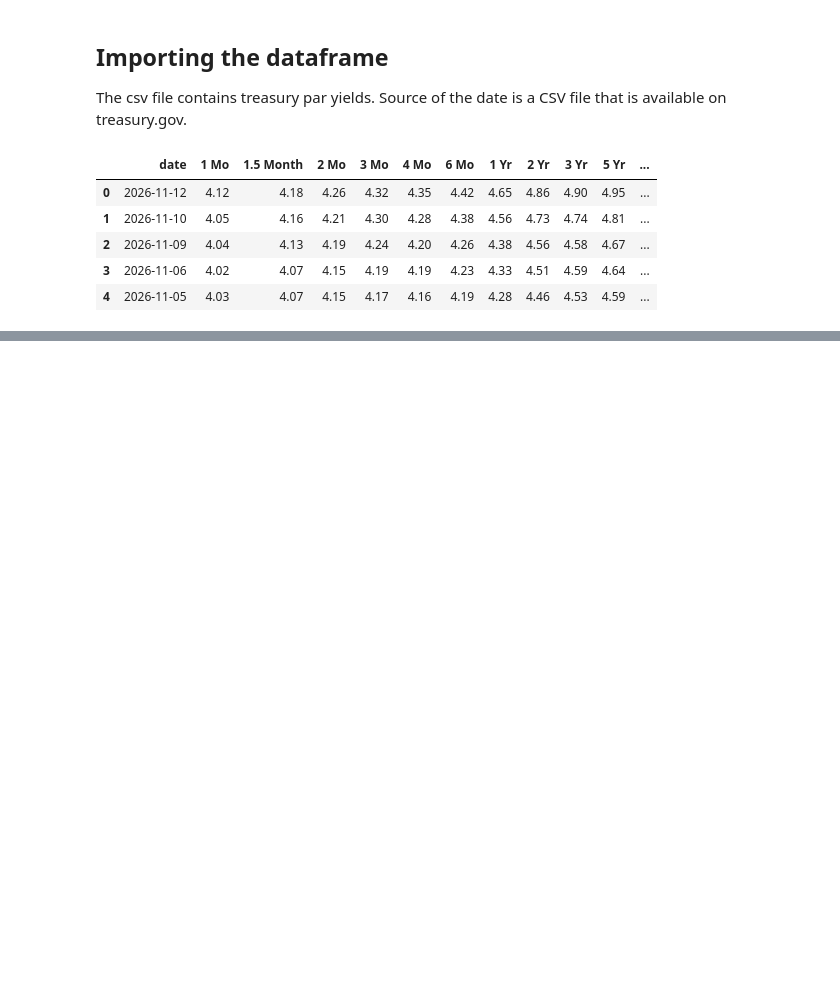
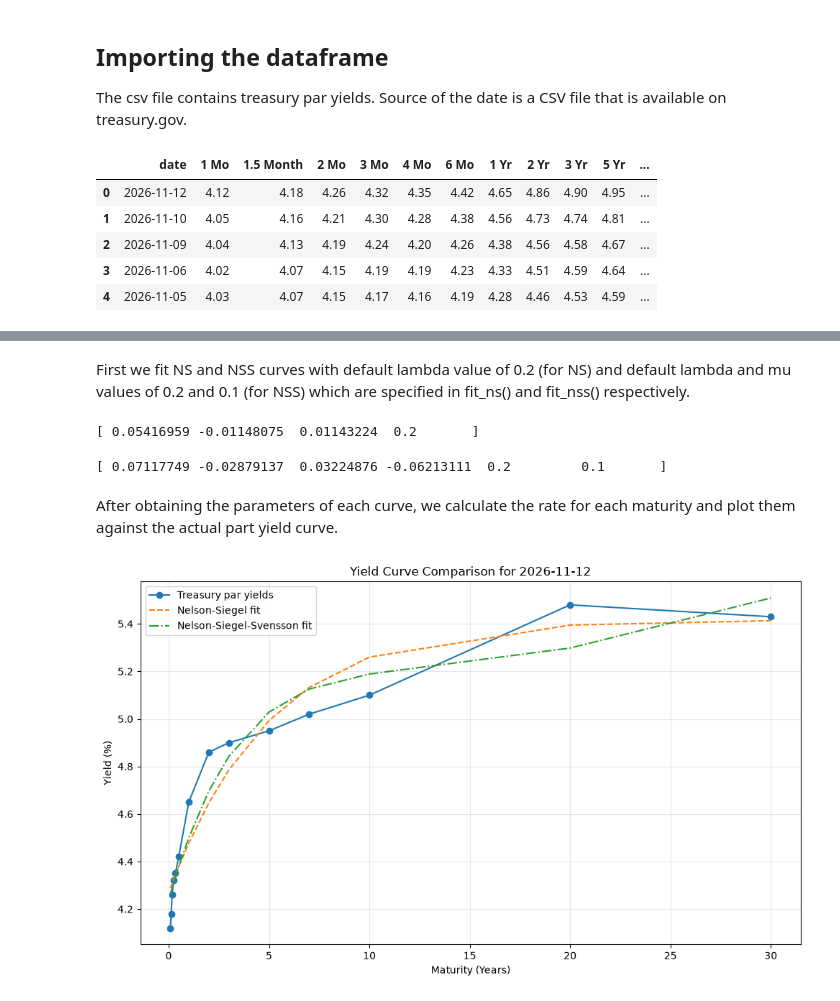
Before and after one commit to f-gh/fixed-income, a Jupyter notebook: notebooks/yield_curve_analysis.ipynb, the cells around one changed output, grey strips where cells are left out. Saved outputs shown, nothing was run; the diff lists cells and outputs as text; code cells hidden in the pictures; blank space fills up the shorter version.

```diff
--- a/notebooks/yield_curve_analysis.ipynb
+++ b/notebooks/yield_curve_analysis.ipynb
@@ -63,7 +68,53 @@ maturities = np.array(
         30,
     ]
 )
+# %% [markdown]
+First we fit NS and NSS curves with default lambda value of 0.2 (for NS) and default lambda and mu values of 0.2 and 0.1 (for NSS) which are specified in fit_ns() and fit_nss() respectively.
 # %%
 ns_params = fit_ns(maturities, rates).x
+
+# Add the default value of lambda, as set in fit_ns,
+# to array of betas:
+LMBDA = 0.2
+
+ns_params = np.append(ns_params, LMBDA)
+print(ns_params)
+# %% [output]
+[ 0.05416959 -0.01148075  0.01143224  0.2       ]
 # %%
 nss_params = fit_nss(maturities, rates).x
+
+# Add the default value of lambda and mu, as set in fit_nss,
+# to array of betas:
+LMBDA = 0.2
+MU = 0.1
+
+nss_params = np.append(nss_params, [LMBDA, MU])
+print(nss_params)
+# %% [output]
+[ 0.07117749 -0.02879137  0.03224876 -0.06213111  0.2         0.1       ]
+# %% [markdown]
+After obtaining the parameters of each curve, we calculate the rate for each maturity and plot them against the actual part yield curve.
+# %%
+fitted_ns = nelson_siegel(maturities, *ns_params)
+fitted_nss = nelson_siegel_svensson(maturities, *nss_params)
+# %%
+plt.figure(figsize=(10, 6))
+
+plt.plot(maturities, rates * 100, marker="o", label="Treasury par yields")
+plt.plot(maturities, fitted_ns * 100, linestyle="--", label="Nelson-Siegel fit")
+plt.plot(
+    maturities, fitted_nss * 100, linestyle="-.", label="Nelson-Siegel-Svensson fit"
+)
+
+plt.xlabel("Maturity (Years)")
+plt.ylabel("Yield (%)")
+plt.title(f"Yield Curve Comparison for {DATE}")
+
+plt.legend()
+plt.grid(True, alpha=0.3)
+plt.tight_layout()
+
+plt.show()
+# %% [output]
+[figure, added]
```
Also changed, not shown: parts of 12 cells of this notebook.
